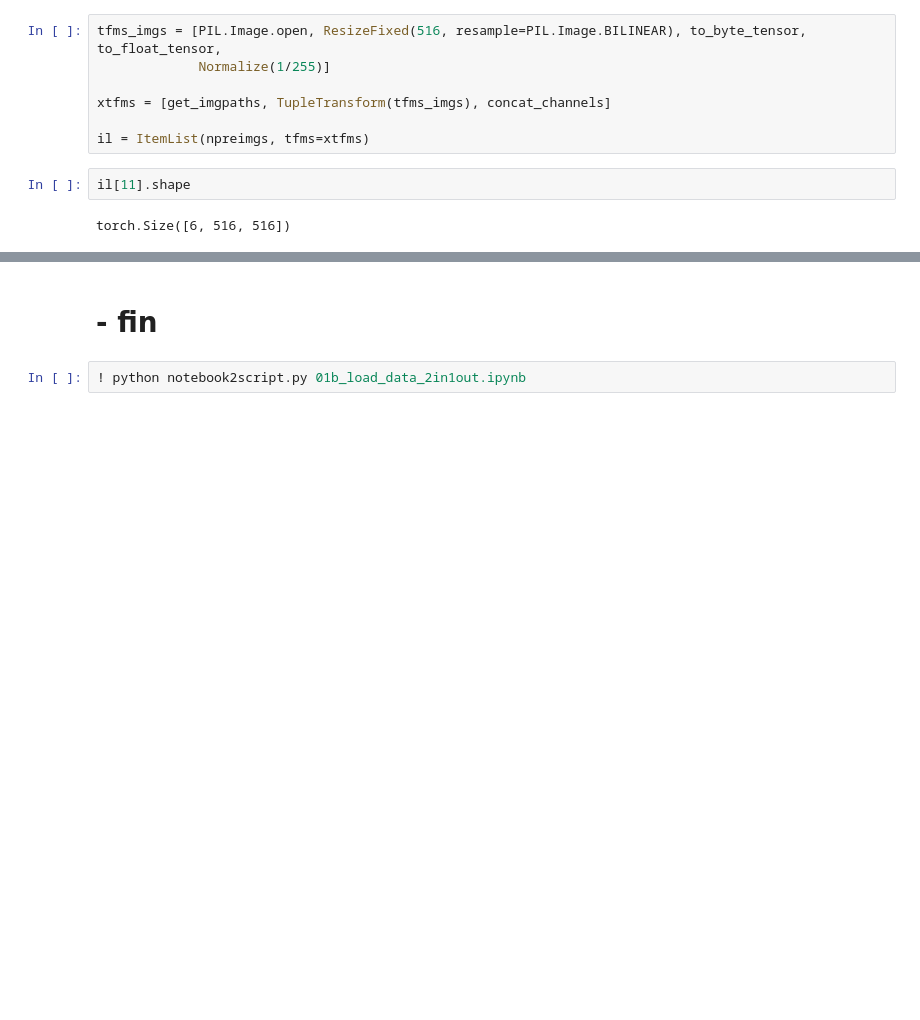
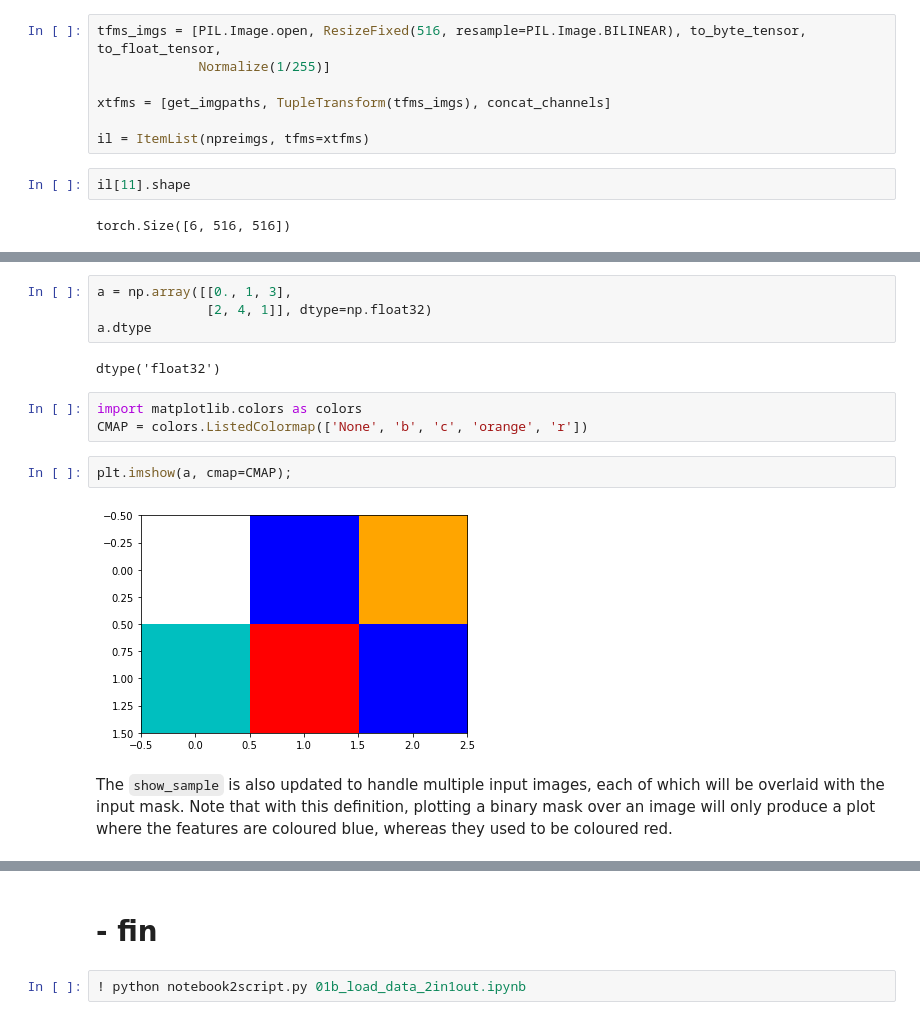
Before and after one commit to qAp/xview2comp, a Jupyter notebook: 01b_load_data_2in1out.ipynb, the cells around one changed output, grey strips where cells are left out. Cells and saved outputs as stored; diff of their text form; blank space fills up the shorter version.

```diff
--- a/01b_load_data_2in1out.ipynb
+++ b/01b_load_data_2in1out.ipynb
@@ -243,0 +280,15 @@ torch.Size([6, 516, 516])
+# %%
+a = np.array([[0., 1, 3],
+              [2, 4, 1]], dtype=np.float32)
+a.dtype
+# %% [output]
+dtype('float32')
+# %%
+import matplotlib.colors as colors
+CMAP = colors.ListedColormap(['None', 'b', 'c', 'orange', 'r'])
+# %%
+plt.imshow(a, cmap=CMAP);
+# %% [output]
+[figure, added]
+# %% [markdown]
+The `show_sample` is also updated to handle multiple input images, each of which will be overlaid with the input mask.  Note that with this definition, plotting a binary mask over an image will only produce a plot where the features are coloured blue, whereas they used to be coloured red.
```
Also changed, not shown: parts of 12 cells of this notebook.
